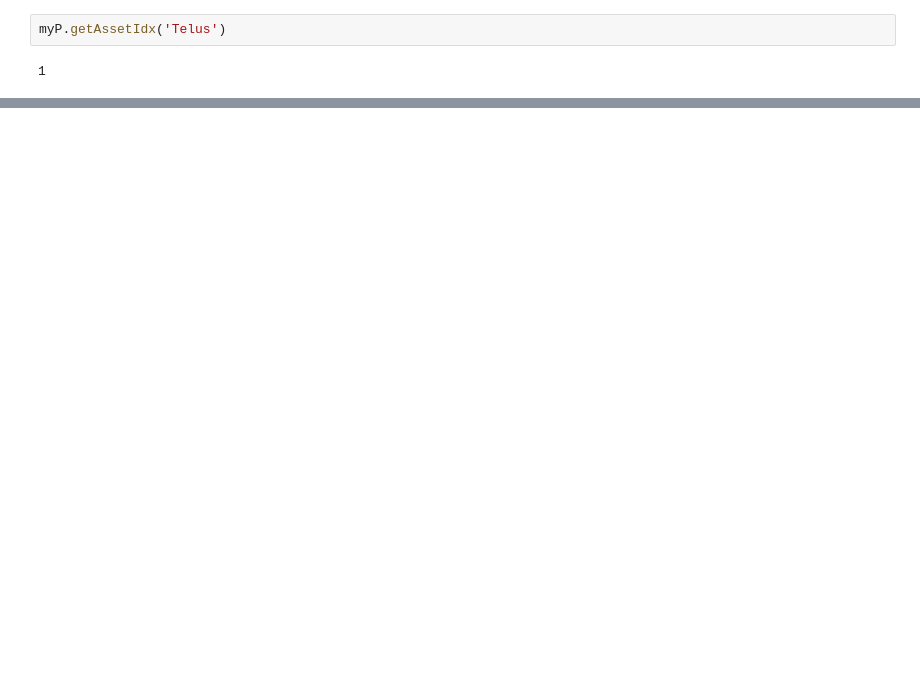
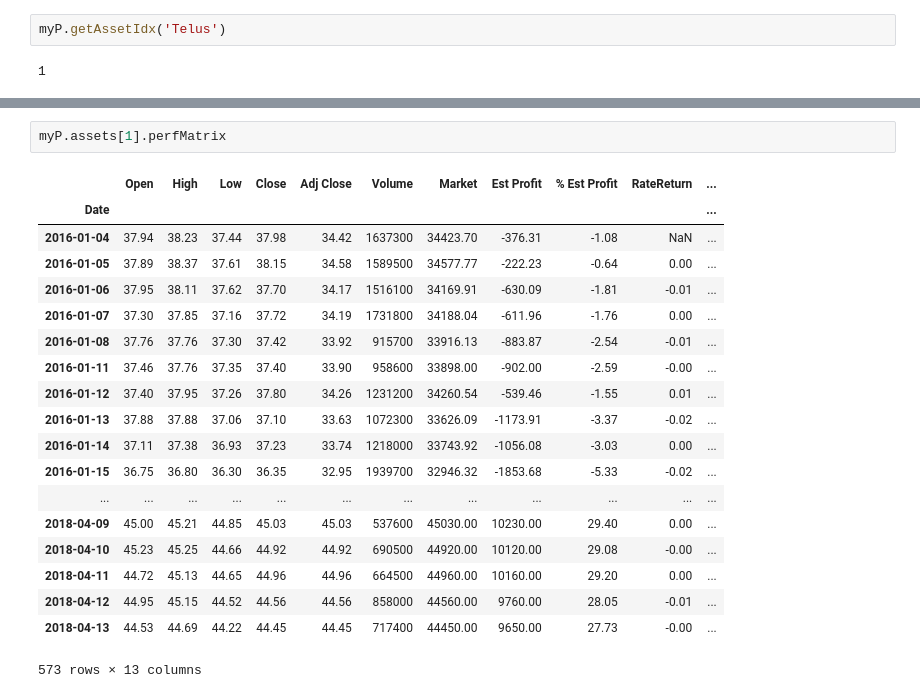
Before and after one commit to vinoroy/fipi, a Jupyter notebook: lib/portfolioLab.ipynb, the cells around one changed output, grey strips where cells are left out. Cells and saved outputs as stored; diff of their text form; blank space fills up the shorter version.

```diff
--- a/lib/portfolioLab.ipynb
+++ b/lib/portfolioLab.ipynb
@@ -30,0 +40,22 @@ myP.getAssetIdx('Telus')
+# %%
+myP.assets[1].perfMatrix
+# %% [output]
+|  | Open | High | Low | Close | Adj Close | Volume | Market | Est Profit | % Est Profit | RateReturn | ... |
+| Date |  |  |  |  |  |  |  |  |  |  | ... |
+| 2016-01-04 | 37.94 | 38.23 | 37.44 | 37.98 | 34.42 | 1637300 | 34423.70 | -376.31 | -1.08 | NaN | ... |
+| 2016-01-05 | 37.89 | 38.37 | 37.61 | 38.15 | 34.58 | 1589500 | 34577.77 | -222.23 | -0.64 | 0.00 | ... |
+| 2016-01-06 | 37.95 | 38.11 | 37.62 | 37.70 | 34.17 | 1516100 | 34169.91 | -630.09 | -1.81 | -0.01 | ... |
+| 2016-01-07 | 37.30 | 37.85 | 37.16 | 37.72 | 34.19 | 1731800 | 34188.04 | -611.96 | -1.76 | 0.00 | ... |
+| 2016-01-08 | 37.76 | 37.76 | 37.30 | 37.42 | 33.92 | 915700 | 33916.13 | -883.87 | -2.54 | -0.01 | ... |
+| 2016-01-11 | 37.46 | 37.76 | 37.35 | 37.40 | 33.90 | 958600 | 33898.00 | -902.00 | -2.59 | -0.00 | ... |
+| 2016-01-12 | 37.40 | 37.95 | 37.26 | 37.80 | 34.26 | 1231200 | 34260.54 | -539.46 | -1.55 | 0.01 | ... |
+| 2016-01-13 | 37.88 | 37.88 | 37.06 | 37.10 | 33.63 | 1072300 | 33626.09 | -1173.91 | -3.37 | -0.02 | ... |
+| 2016-01-14 | 37.11 | 37.38 | 36.93 | 37.23 | 33.74 | 1218000 | 33743.92 | -1056.08 | -3.03 | 0.00 | ... |
+| 2016-01-15 | 36.75 | 36.80 | 36.30 | 36.35 | 32.95 | 1939700 | 32946.32 | -1853.68 | -5.33 | -0.02 | ... |
+| ... | ... | ... | ... | ... | ... | ... | ... | ... | ... | ... | ... |
+| 2018-04-09 | 45.00 | 45.21 | 44.85 | 45.03 | 45.03 | 537600 | 45030.00 | 10230.00 | 29.40 | 0.00 | ... |
+| 2018-04-10 | 45.23 | 45.25 | 44.66 | 44.92 | 44.92 | 690500 | 44920.00 | 10120.00 | 29.08 | -0.00 | ... |
+| 2018-04-11 | 44.72 | 45.13 | 44.65 | 44.96 | 44.96 | 664500 | 44960.00 | 10160.00 | 29.20 | 0.00 | ... |
+| 2018-04-12 | 44.95 | 45.15 | 44.52 | 44.56 | 44.56 | 858000 | 44560.00 | 9760.00 | 28.05 | -0.01 | ... |
+| 2018-04-13 | 44.53 | 44.69 | 44.22 | 44.45 | 44.45 | 717400 | 44450.00 | 9650.00 | 27.73 | -0.00 | ... |
+573 rows × 13 columns
```
Also changed, not shown: parts of 3 cells of this notebook, 13 other files.
